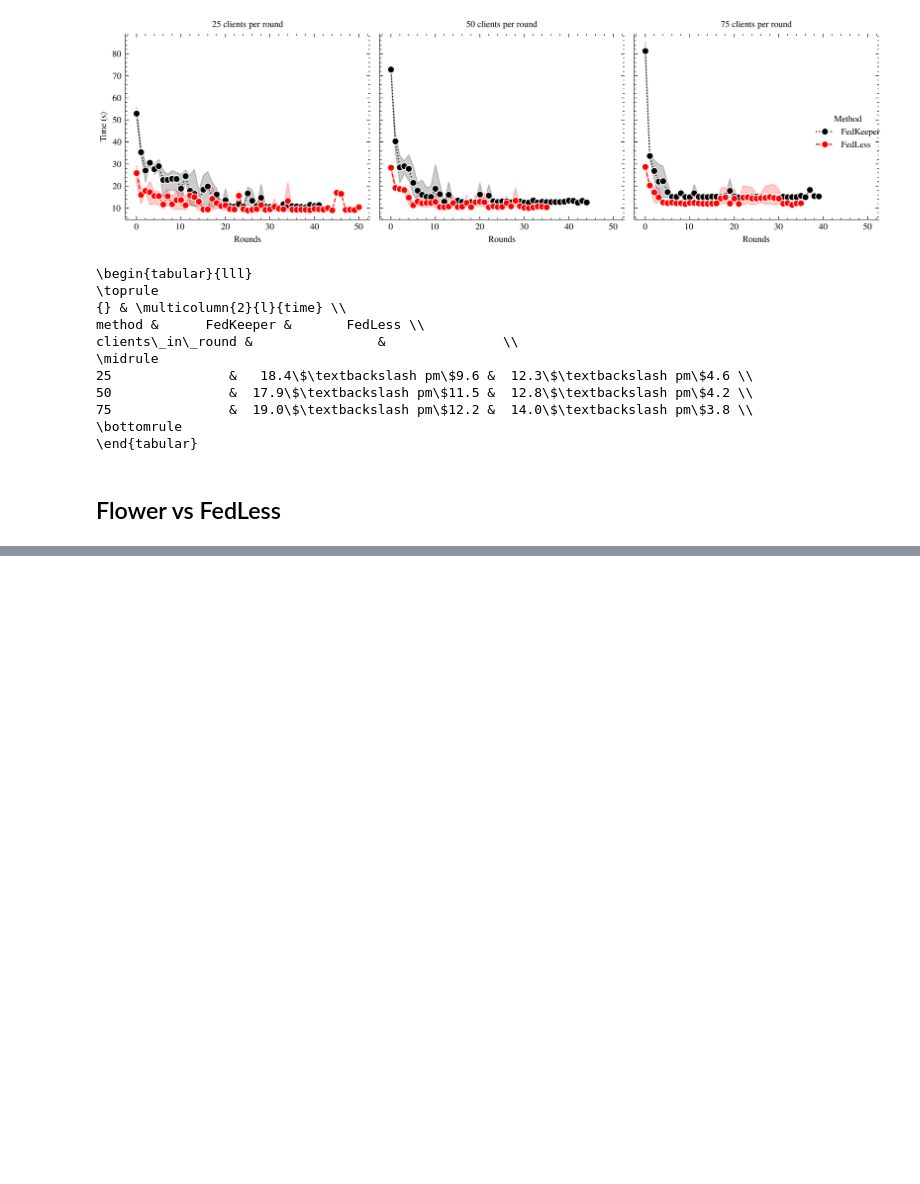
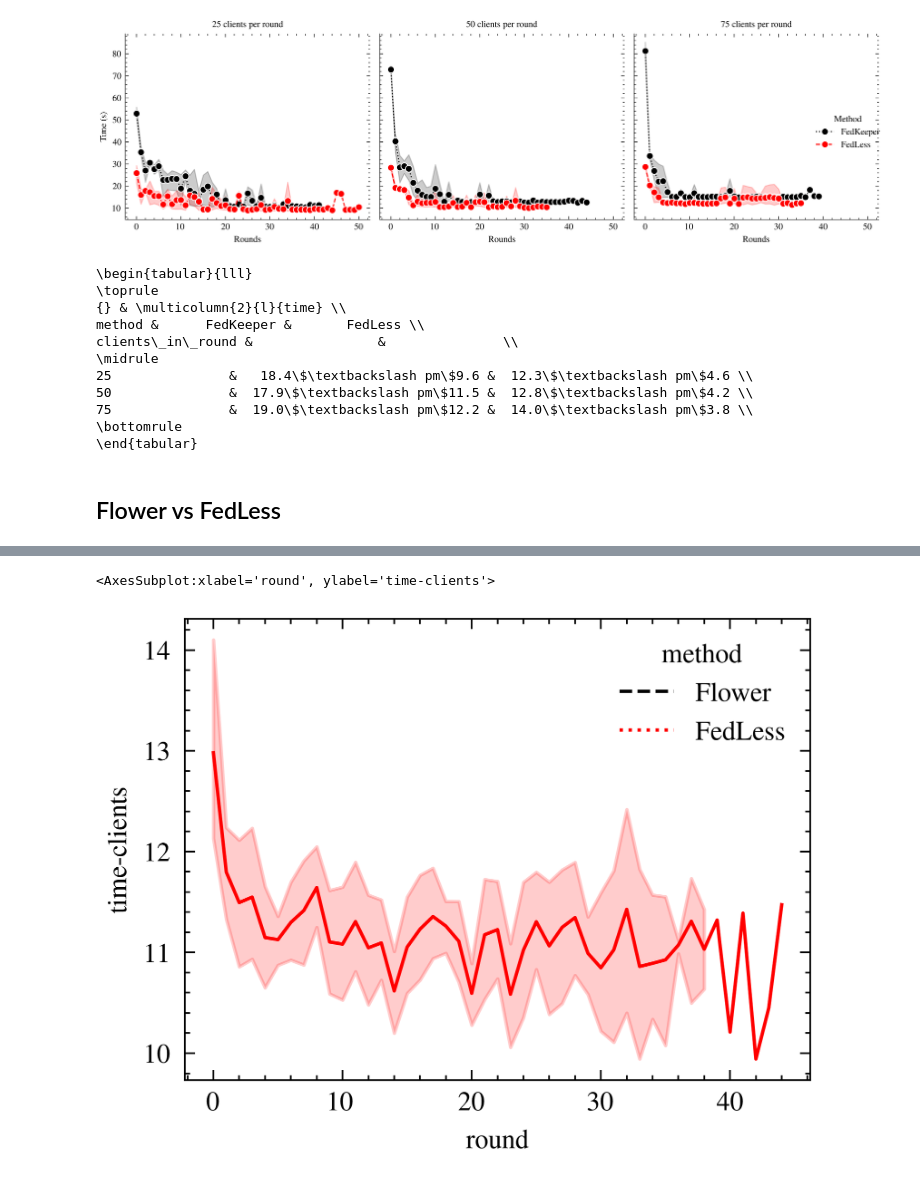
Before and after one commit to Serverless-Federated-Learning/FedLesScan, a Jupyter notebook: experiments/fedless-analysis.ipynb, the cells around one changed output, grey strips where cells are left out. Saved outputs shown, nothing was run; the diff lists cells and outputs as text; code cells hidden in the pictures; blank space fills up the shorter version.

```diff
--- a/experiments/fedless-analysis.ipynb
+++ b/experiments/fedless-analysis.ipynb
@@ -502,0 +741,10 @@ NameError: name 'flower_df' is not defined
+# %%
+sns.lineplot(
+    x="round",
+    y="time-clients",
+    hue="method",
+    data=flower_fedless_mnist_df.copy()
+)
+# %% [output]
+<AxesSubplot:xlabel='round', ylabel='time-clients'>
+[figure, added]
```
Also changed, not shown: parts of 10 cells of this notebook, 1 other file.
